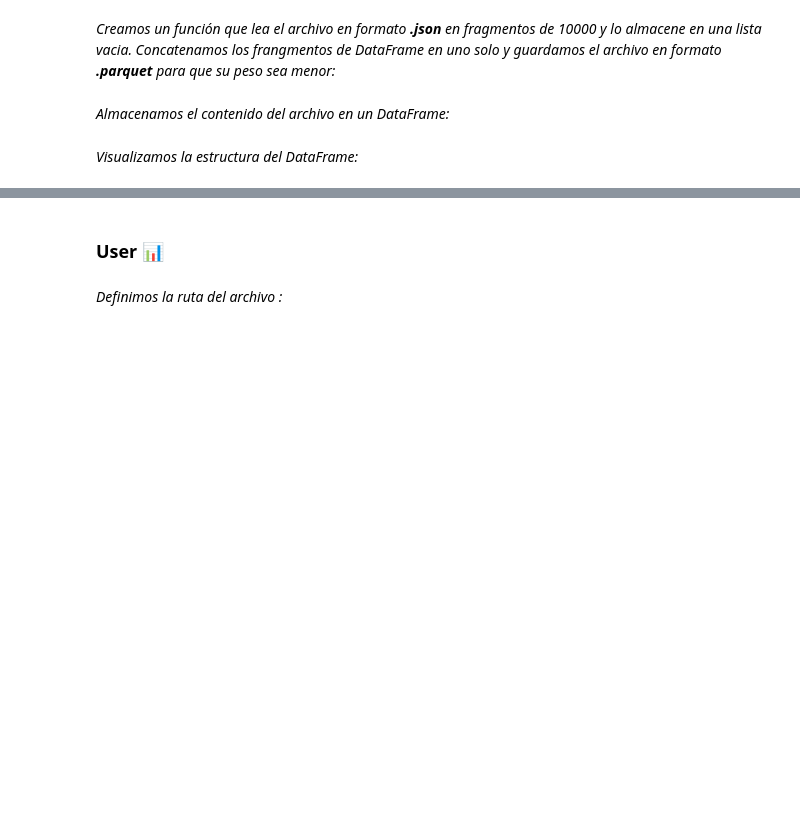
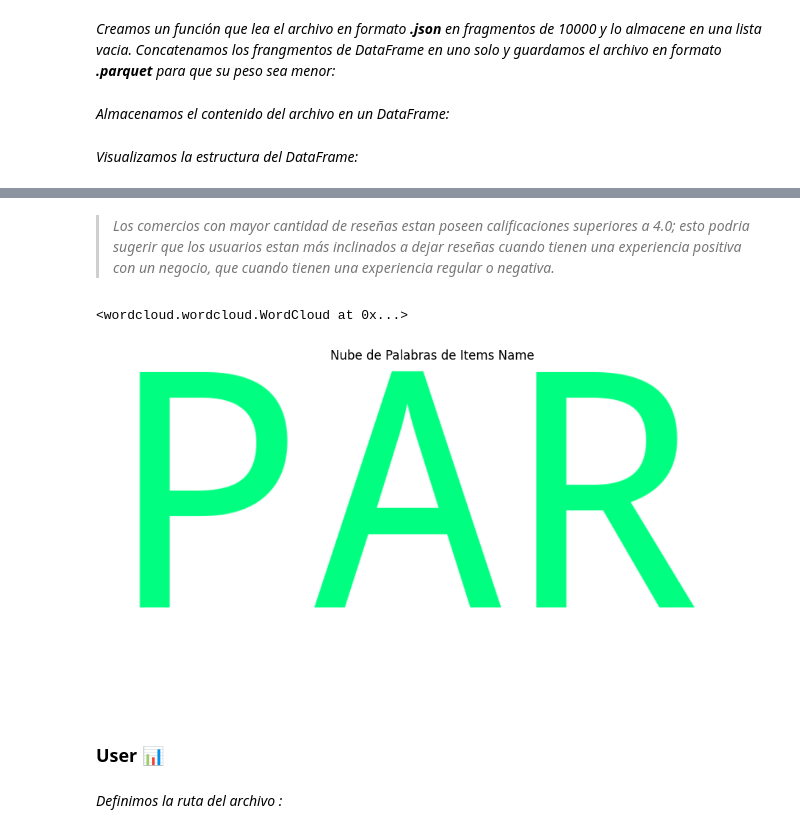
Before and after one commit to MiliTrres/PF_Reviews-Recommendation_Henry, a Jupyter notebook: EDA.ipynb, the cells around one changed output, grey strips where cells are left out. Drawn from its saved outputs; the diff is of its cells as text; code cells hidden in the pictures; blank space fills up the shorter version.

```diff
--- a/EDA.ipynb
+++ b/EDA.ipynb
@@ -921,0 +905,2 @@ reviews_mcdonalds.to_parquet('./Datos/Archivos Filtrados/reviews_mcdonalds.parqu
+# %% [markdown]
+> *Los comercios con mayor cantidad de reseñas estan poseen calificaciones superiores a 4.0; esto podria sugerir que los usuarios estan más inclinados a dejar reseñas cuando tienen una experiencia positiva con un negocio, que cuando tienen una experiencia regular o negativa.*
@@ -921,0 +913,18 @@ reviews_mcdonalds.to_parquet('./Datos/Archivos Filtrados/reviews_mcdonalds.parqu
+# %%
+text = " ".join(review for review in aparicion_review["reseña"])
+N = 10 # Cambiar a la cantidad deseada
+wc = WordCloud(background_color="white", max_words=20, width=800, height=400, colormap="winter")
+wc.generate(text[:N])
+# %% [output]
+<wordcloud.wordcloud.WordCloud at 0x...>
+# %%
+plt.figure(figsize=(10, 5))
+
+plt.imshow(wc, interpolation='bilinear')
+
+plt.axis('off')
+plt.title('Nube de Palabras de Items Name')
+plt.tight_layout()
+plt.show()
+# %% [output]
+[figure, added]
```
Also changed, not shown: parts of 62 cells of this notebook.
